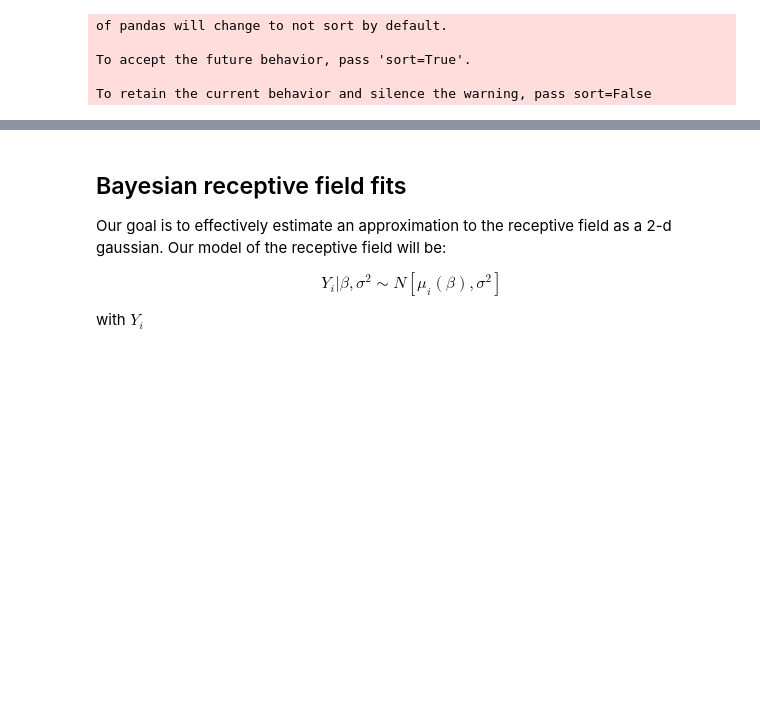
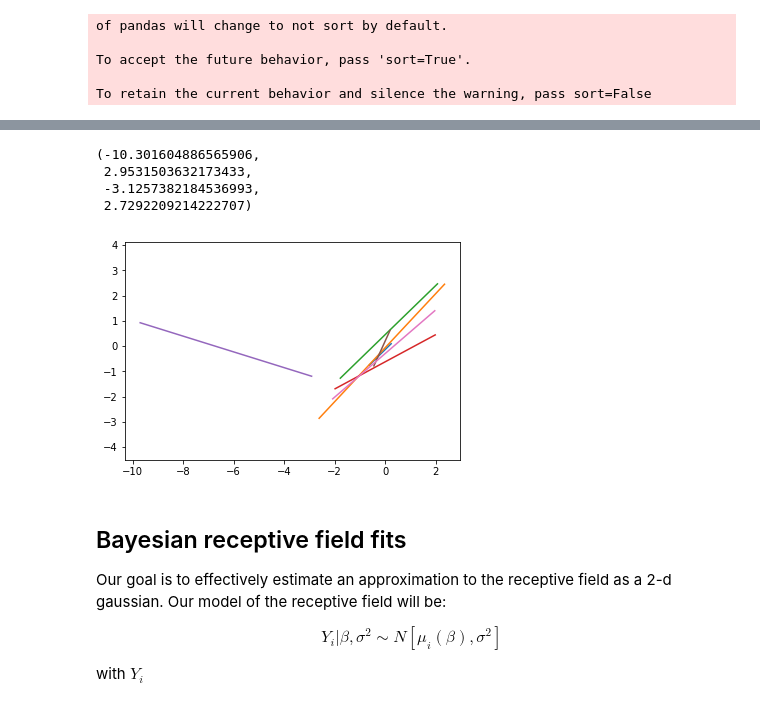
Before and after one commit to deanpospisil/ipython_nb, a Jupyter notebook: RF fitting elongated gaussian.ipynb, the cells around one changed output, grey strips where cells are left out. Saved outputs shown, nothing was run; the diff lists cells and outputs as text; code cells hidden in the pictures; blank space fills up the shorter version.

```diff
--- a/RF fitting elongated gaussian.ipynb
+++ b/RF fitting elongated gaussian.ipynb
@@ -491,3 +523,21 @@ for rec in range(len(good_units)):
+# %%
+rec = 1
+unit = 's'
+
+for rec in range(len(good_units)):
+    s = dfs.loc[rec, 's'].copy()
+    sm = s['mean'].loc[['mux', 'muy']]
+    b = dfs.loc[rec,'b'].copy()
+    bm = b['mean'].loc[['mux', 'muy']]
+    plt.plot(bm,sm)
+
+plt.axis('equal')
+# %% [output]
+(-10.301604886565906,
+ 2.9531503632173433,
+ -3.1257382184536993,
+ 2.7292209214222707)
+[figure, added]
 # %% [markdown]
 ## Bayesian receptive field fits
 
```
Also changed, not shown: parts of 7 cells of this notebook, 2 other files.
